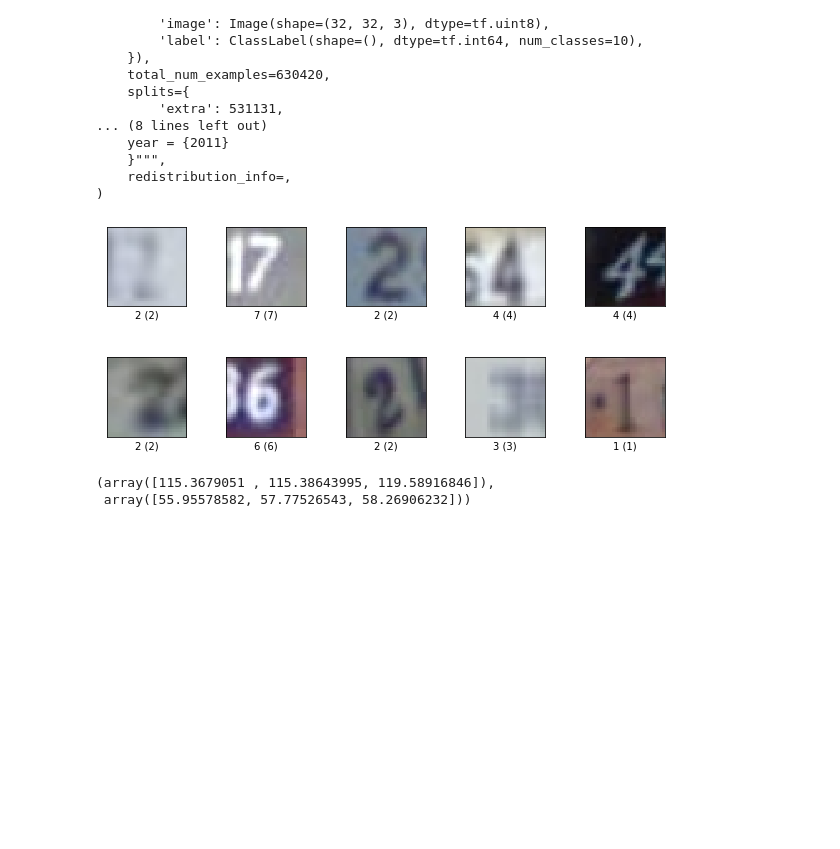
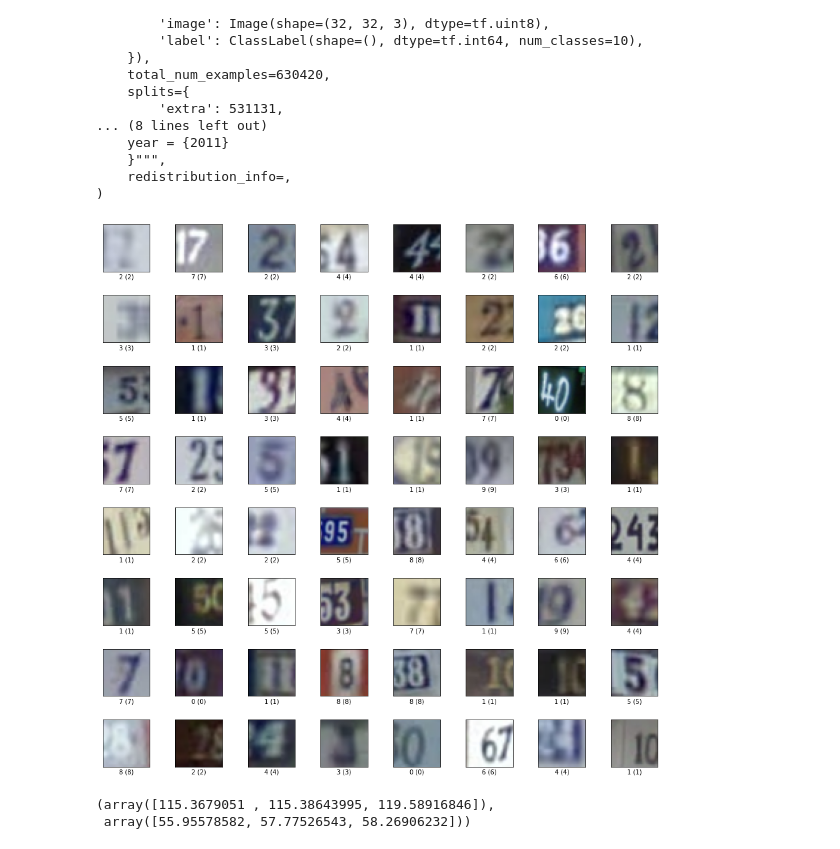
Before and after one commit to LukasHedegaard/dage, a Jupyter notebook: notebooks/dataset-vis.ipynb, the cells around one changed output. Cells and saved outputs as stored; diff of their text form; code cells hidden in the pictures; blank space fills up the shorter version.

```diff
--- a/notebooks/dataset-vis.ipynb
+++ b/notebooks/dataset-vis.ipynb
@@ -240,9 +240,9 @@ tfds.core.DatasetInfo(
     redistribution_info=,
 )
 # %%
-fig = tfds.show_examples(svhn_info, svhn_ds, rows=2, cols=5, plot_scale=2.0)
+fig = tfds.show_examples(svhn_info, svhn_ds, rows=8, cols=8, plot_scale=2.0)
 # %% [output]
-[figure, old version]
+[figure, new version]
 # %%
 np_arr = np.concatenate(list(map(lambda x: x['image'].numpy(), list(svhn_ds))))
 svhn_mean = np_arr.mean(axis=(0,1))
```
Also changed, not shown: parts of 4 cells of this notebook, 15 other files.
